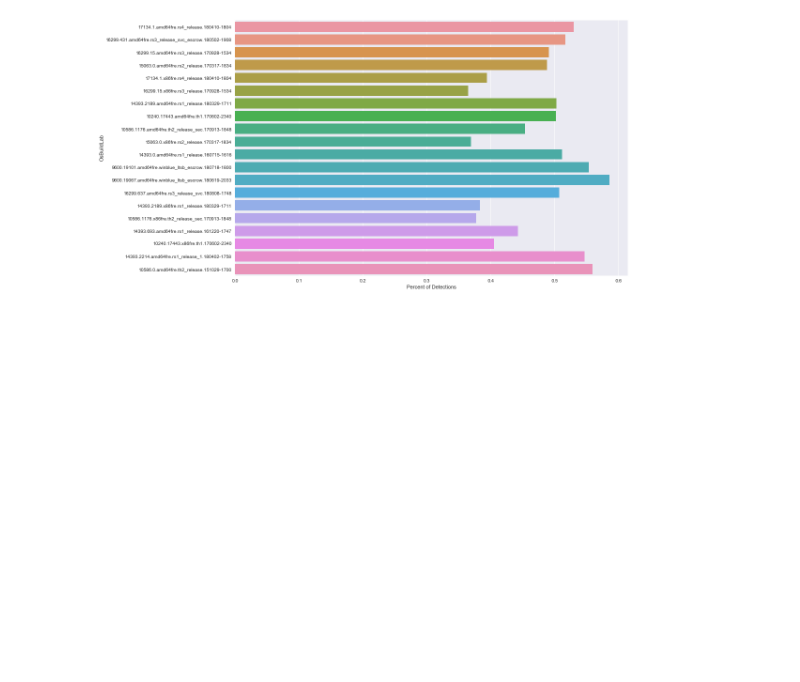
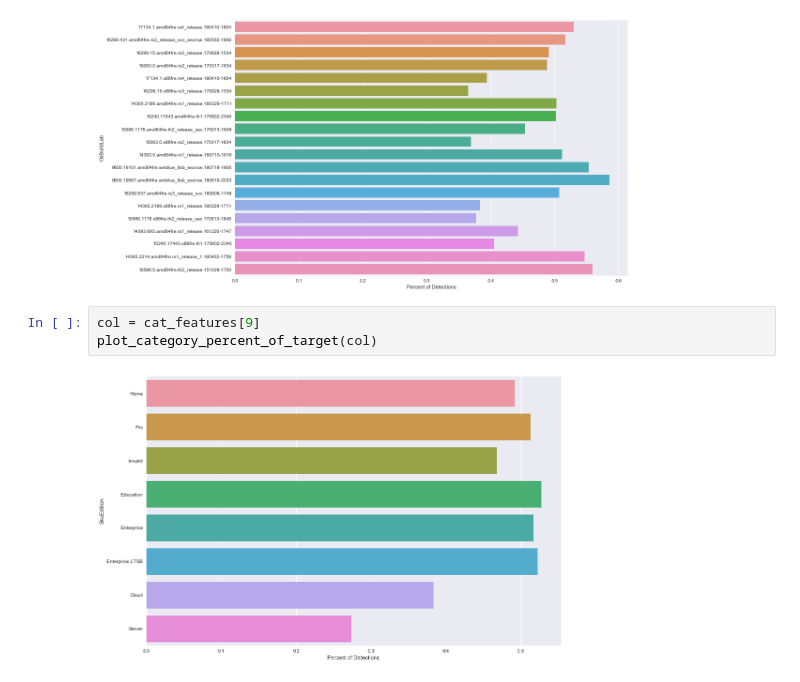
Before and after one commit to jacquelineguo/DS_Capstone_2, a Jupyter notebook: Capstone_Project_Microsoft_Malware_Prediction.ipynb, the cells around one changed output. Saved outputs shown, nothing was run; the diff lists cells and outputs as text; blank space fills up the shorter version.

```diff
--- a/Capstone_Project_Microsoft_Malware_Prediction.ipynb
+++ b/Capstone_Project_Microsoft_Malware_Prediction.ipynb
@@ -344,3 +344,8 @@ col = cat_features[8]
 plot_category_percent_of_target(col)
 # %% [output]
 [figure]
+# %%
+col = cat_features[9]
+plot_category_percent_of_target(col)
+# %% [output]
+[figure, added]
```
